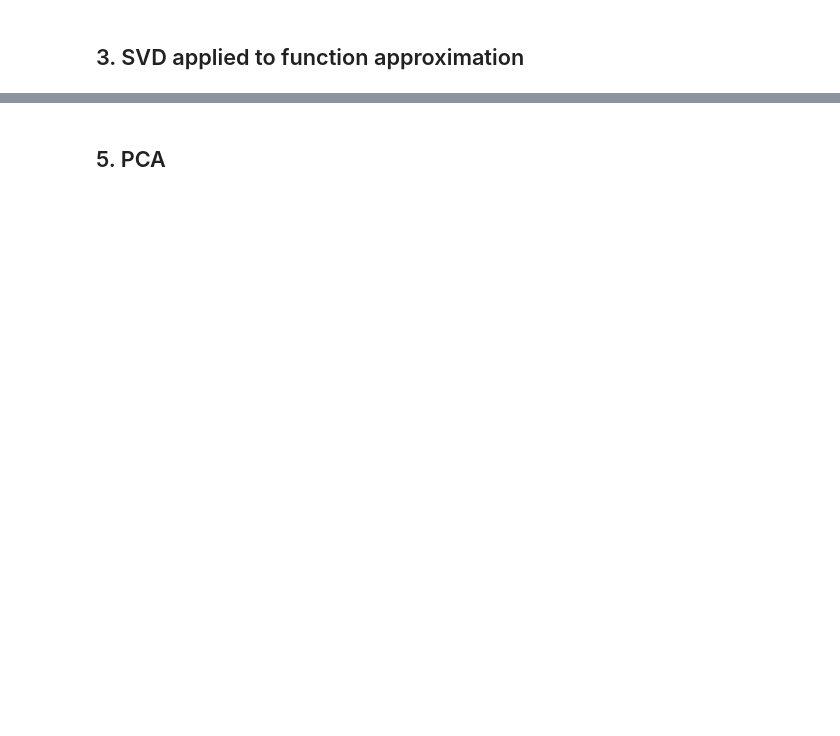
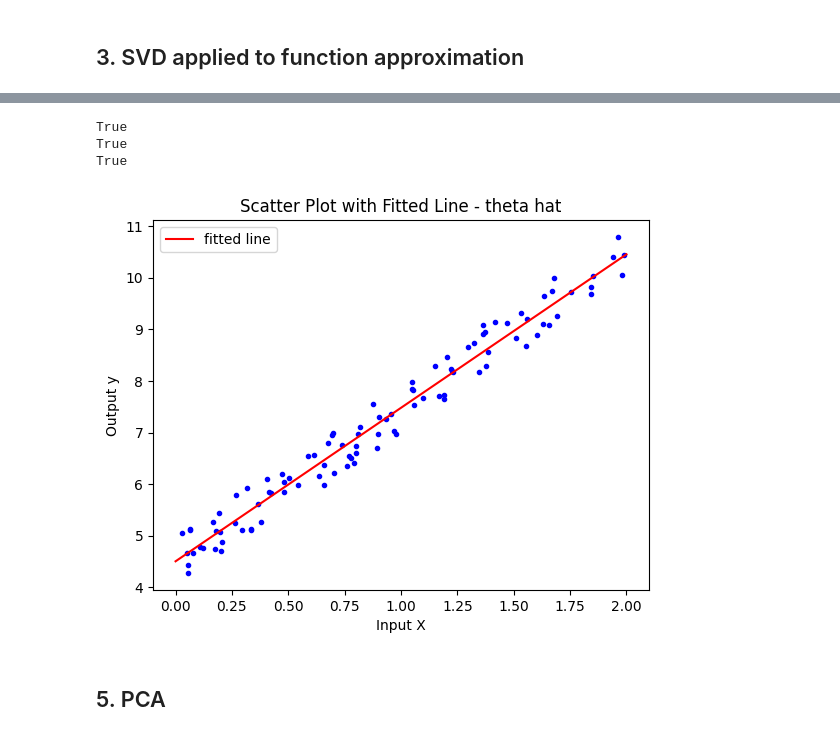
Before and after one commit to arthurmath/Kaggle_notebooks, a Jupyter notebook: svd.ipynb, the cells around one changed output, grey strips where cells are left out. Drawn from its saved outputs; the diff is of its cells as text; code cells hidden in the pictures; blank space fills up the shorter version.

Commit message:
svd linear regression

```diff
--- a/svd.ipynb
+++ b/svd.ipynb
@@ -234,2 +300,67 @@ plt.show()
+# %%
+# Inputs X
+nb_points = 100
+X = 2 * np.random.rand(nb_points, 1)
+X_b = add_dummy_feature(X) # add a column (all 1s)
+
+# Outputs y
+bias = 4
+slope = 3
+y = bias + slope * X + np.random.rand(nb_points, 1) # add noise
+
+
+
+
+# SVD
+U, S, V = la.svd(X_b)
+St = np.diag([1/s if s > 1e-6 else 0 for s in S])
+St = np.hstack([St, np.zeros((2, 98))])
+theta_svd = V.T @ St @ U.T @ y
+
+# PSEUDO INVERSE
+theta_la = np.linalg.pinv(X_b) @ y
+
+# LINEAR REGRESSION
+model = LinearRegression()
+model.fit(X, y.ravel())
+theta_lr = np.array([[model.intercept_], model.coef_])
+
+# FORMULAS
+x_mean = np.mean(X)
+y_mean = np.mean(y)
+theta_1 = np.sum((X - x_mean) * (y - y_mean)) / np.sum((X - x_mean) ** 2)
+theta_0 = y_mean - theta_1 * x_mean
+theta_formula = [[theta_0], [theta_1]]
+
+
+
+# VERIFICATION
+print(np.allclose(theta_svd, theta_la))
+print(np.allclose(theta_svd, theta_lr))
+print(np.allclose(theta_svd, theta_formula))
+
+
+
+
+
+# form a line from 2 points
+x_line = np.array([[0], [2]])
+y_line = add_dummy_feature(x_line) @ theta_svd # 1 * theta0 + x * theta1
+
+
+
+# Plot graph
+plt.plot(X, y, "b.")
+plt.plot(x_line, y_line, "red", label="fitted line")
+plt.xlabel("Input X")
+plt.ylabel("Output y")
+plt.title("Scatter Plot with Fitted Line - theta hat")
+plt.legend()
+plt.show()
+# %% [output]
+True
+True
+True
+[figure, added]
 # %% [markdown]
 ## 5. PCA
```
Also changed, not shown: parts of 6 cells of this notebook.
